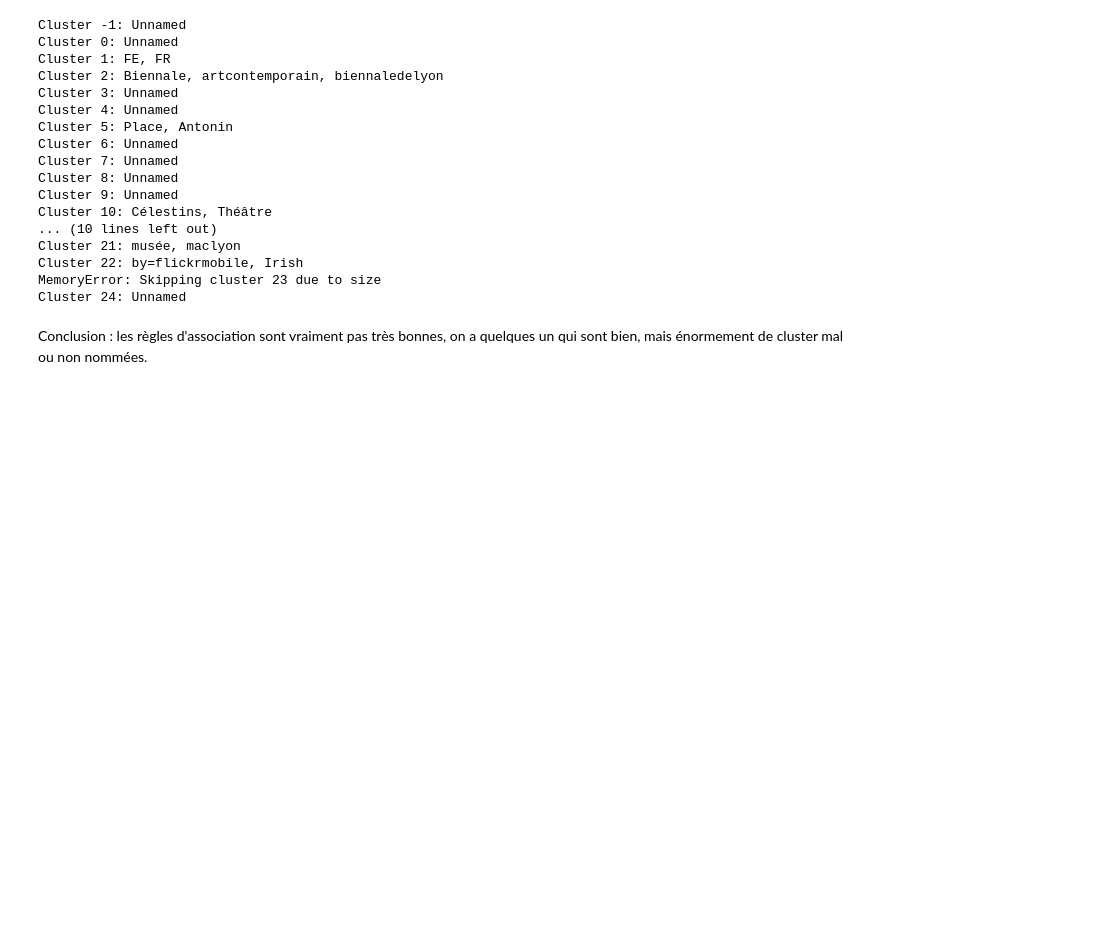
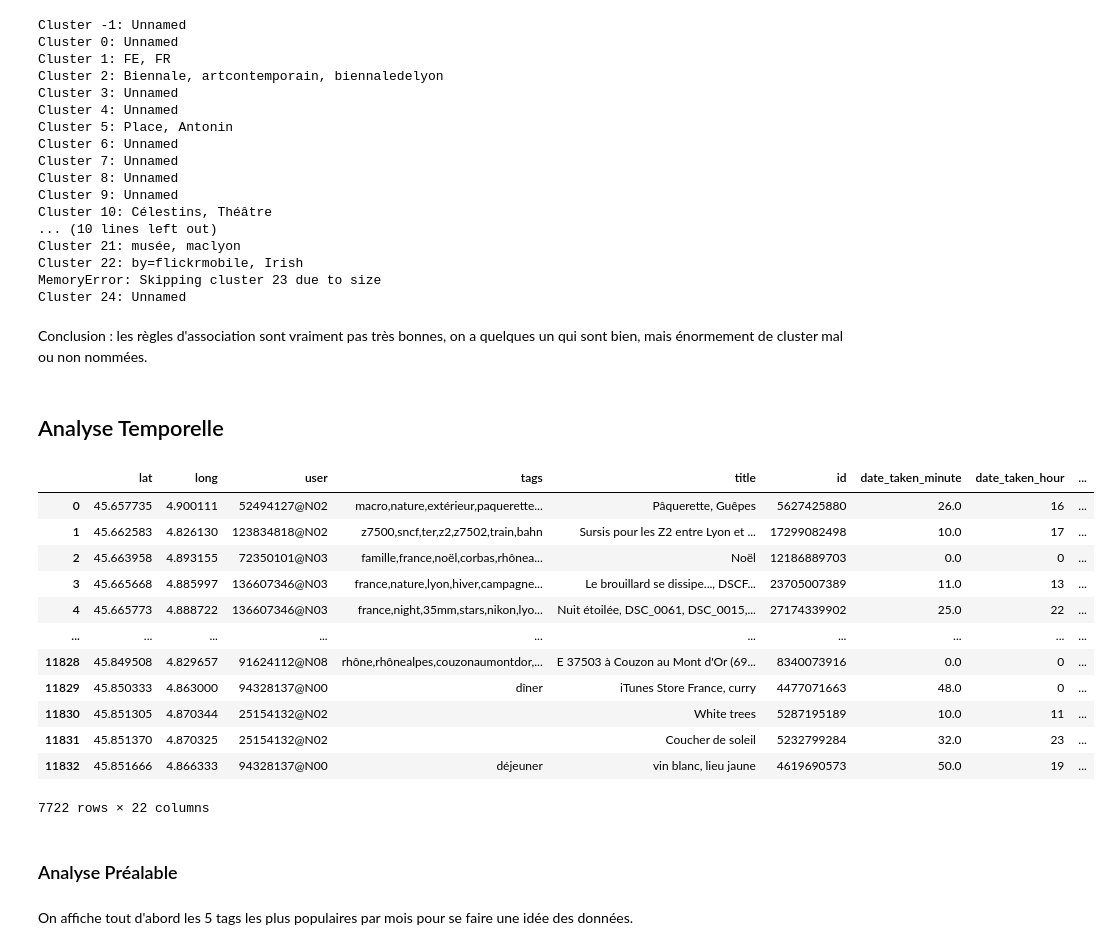
Before and after one commit to CLEMS3/LyonPhoto-DataMining, a Jupyter notebook: project.ipynb, the cells around one changed output. Drawn from its saved outputs; the diff is of its cells as text; code cells hidden in the pictures; blank space fills up the shorter version.

Commit message:
merge de l'analyse temporelle

```diff
--- a/project.ipynb
+++ b/project.ipynb
@@ -1032,3 +1032,29 @@ for _, row in df_cleaned.iterrows():
 m.save("map.html")
 # %% [markdown]
 Conclusion : les règles d'association sont vraiment pas très bonnes, on a quelques un qui sont bien, mais énormement de cluster mal ou non nommées.
+# %% [markdown]
+## Analyse Temporelle
+# %%
+df_exploded = df_cleaned.explode('words')
+df_exploded = df_exploded[df_exploded['words'].str.strip() != '']
+
+
+df_exploded
+# %% [output]
+|  | lat | long | user | tags | title | id | date_taken_minute | date_taken_hour | ... |
+| 0 | 45.657735 | 4.900111 | 52494127@N02 | macro,nature,extérieur,paquerette... | Pâquerette, Guêpes | 5627425880 | 26.0 | 16 | ... |
+| 1 | 45.662583 | 4.826130 | 123834818@N02 | z7500,sncf,ter,z2,z7502,train,bahn | Sursis pour les Z2 entre Lyon et ... | 17299082498 | 10.0 | 17 | ... |
+| 2 | 45.663958 | 4.893155 | 72350101@N03 | famille,france,noël,corbas,rhônea... | Noël | 12186889703 | 0.0 | 0 | ... |
+| 3 | 45.665668 | 4.885997 | 136607346@N03 | france,nature,lyon,hiver,campagne... | Le brouillard se dissipe..., DSCF... | 23705007389 | 11.0 | 13 | ... |
+| 4 | 45.665773 | 4.888722 | 136607346@N03 | france,night,35mm,stars,nikon,lyo... | Nuit étoilée, DSC_0061, DSC_0015,... | 27174339902 | 25.0 | 22 | ... |
+| ... | ... | ... | ... | ... | ... | ... | ... | ... | ... |
+| 11828 | 45.849508 | 4.829657 | 91624112@N08 | rhône,rhônealpes,couzonaumontdor,... | E 37503 à Couzon au Mont d'Or (69... | 8340073916 | 0.0 | 0 | ... |
+| 11829 | 45.850333 | 4.863000 | 94328137@N00 | dîner | iTunes Store France, curry | 4477071663 | 48.0 | 0 | ... |
+| 11830 | 45.851305 | 4.870344 | 25154132@N02 |  | White trees | 5287195189 | 10.0 | 11 | ... |
+| 11831 | 45.851370 | 4.870325 | 25154132@N02 |  | Coucher de soleil | 5232799284 | 32.0 | 23 | ... |
+| 11832 | 45.851666 | 4.866333 | 94328137@N00 | déjeuner | vin blanc, lieu jaune | 4619690573 | 50.0 | 19 | ... |
+7722 rows × 22 columns
+# %% [markdown]
+### Analyse Préalable
+# %% [markdown]
+On affiche tout d'abord les 5 tags les plus populaires par mois pour se faire une idée des données.
```
Also changed, not shown: parts of 18 cells of this notebook.
